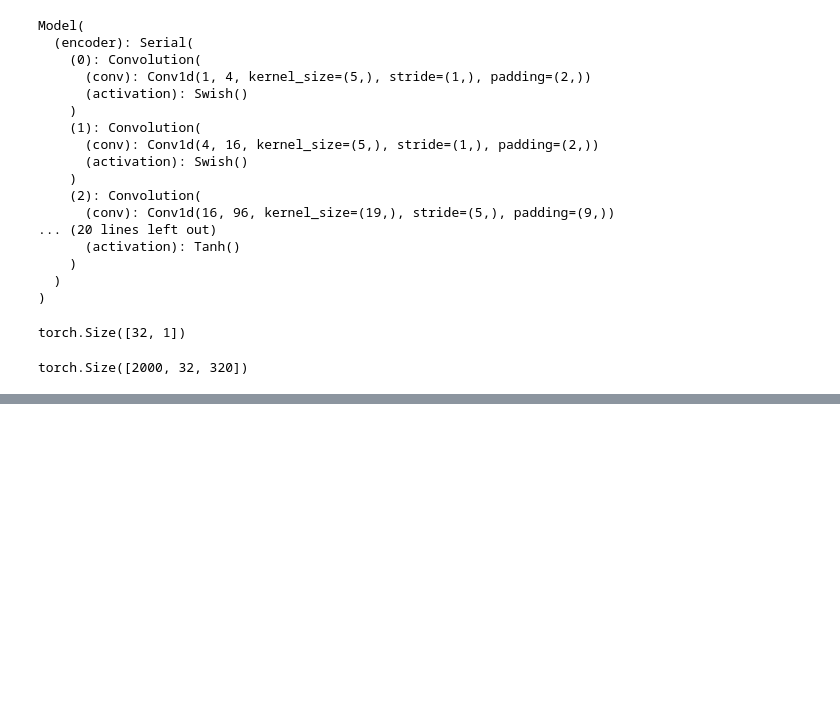
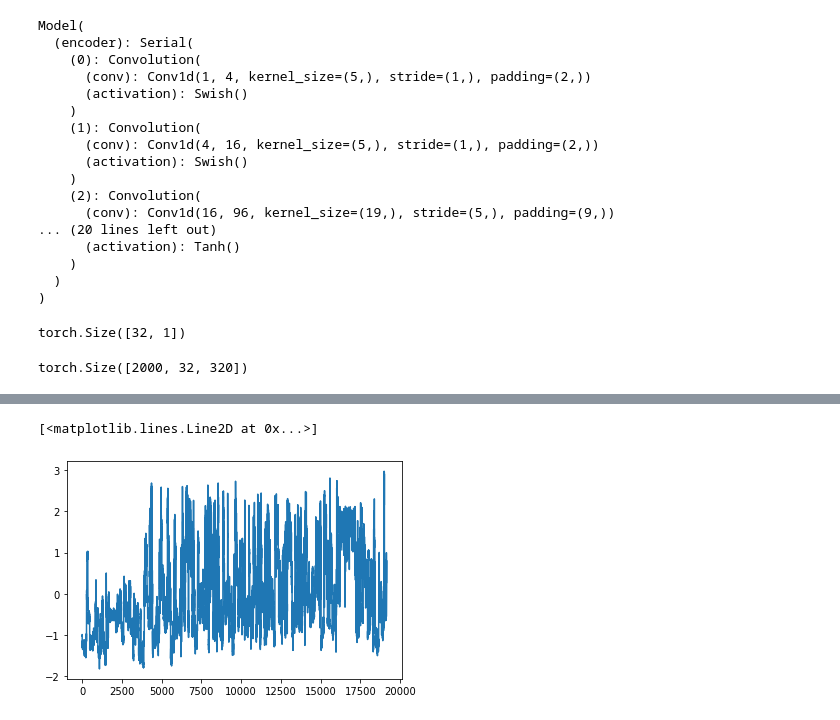
Before and after one commit to maragkakislab/rnakinet, a Jupyter notebook: BonitoModel.ipynb, the cells around one changed output, grey strips where cells are left out. Drawn from its saved outputs; the diff is of its cells as text; code cells hidden in the pictures; blank space fills up the shorter version.

```diff
--- a/BonitoModel.ipynb
+++ b/BonitoModel.ipynb
@@ -84,0 +144,19 @@ torch.Size([2000, 32, 320])
+# %%
+from ont_fast5_api.fast5_interface import get_fast5_file
+from scipy import stats
+
+def my_get_reads(scale, zscore):
+    with get_fast5_file(file_path, mode='r') as f5:
+        for read in f5.get_reads():
+            res = read.get_raw_data(scale=scale)
+            if(zscore):
+                res = stats.zscore(res)
+            yield res
+
+it = my_get_reads(scale=True, zscore=True)
+for i in range(index+1):
+    r = next(it)
+plt.plot(r)
+# %% [output]
+[<matplotlib.lines.Line2D at 0x...>]
+[figure, added]
```
Also changed, not shown: parts of 6 cells of this notebook, 4 other files.
